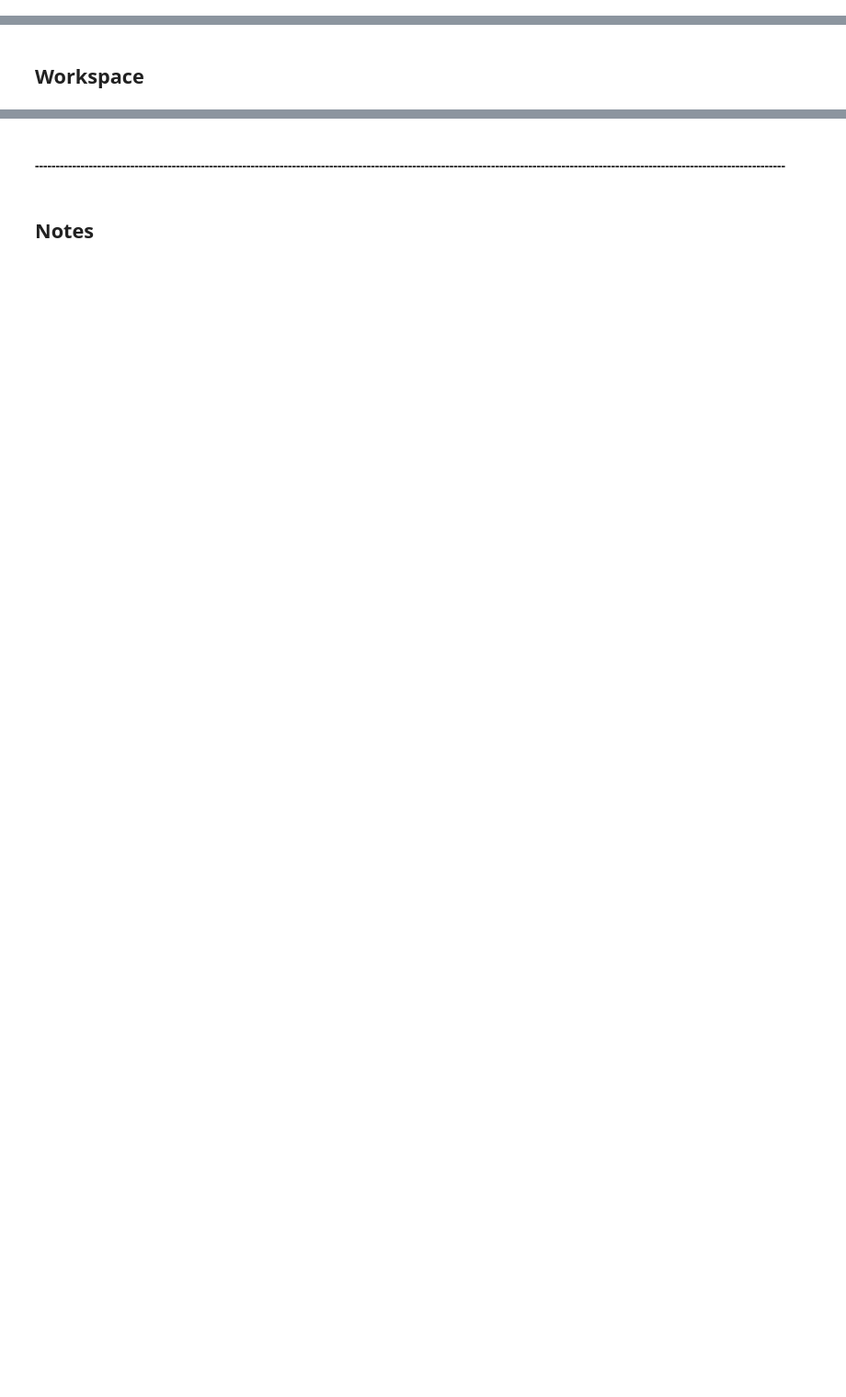
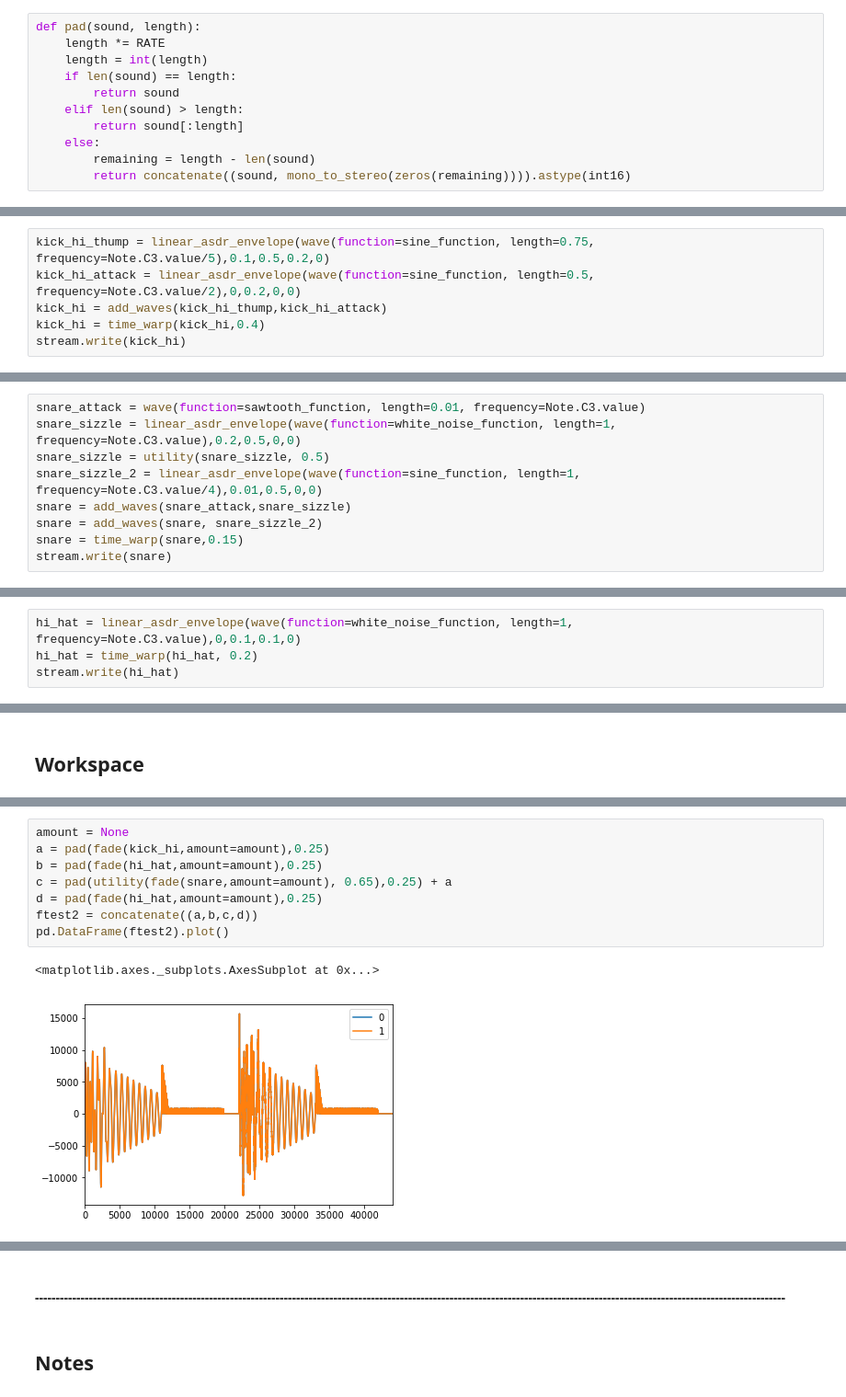
Before and after one commit to PatrickMManning/music-generation, a Jupyter notebook: Music Generation.ipynb, the cells around one changed output, grey strips where cells are left out. Shown at 92% size. Saved outputs shown, nothing was run; the diff lists cells and outputs as text; blank space fills up the shorter version.

```diff
--- a/Music Generation.ipynb
+++ b/Music Generation.ipynb
@@ -163,0 +296,11 @@ def stft_band_pass_filter(sound, cutoff_lo, cutoff_hi, amount=0):
+# %%
+def pad(sound, length):
+    length *= RATE
+    length = int(length)
+    if len(sound) == length:
+        return sound
+    elif len(sound) > length:
+        return sound[:length]
+    else:
+        remaining = length - len(sound)
+        return concatenate((sound, mono_to_stereo(zeros(remaining)))).astype(int16)
@@ -163,0 +342,6 @@ def stft_band_pass_filter(sound, cutoff_lo, cutoff_hi, amount=0):
+# %%
+kick_hi_thump = linear_asdr_envelope(wave(function=sine_function, length=0.75, frequency=Note.C3.value/5),0.1,0.5,0.2,0)
+kick_hi_attack = linear_asdr_envelope(wave(function=sine_function, length=0.5, frequency=Note.C3.value/2),0,0.2,0,0)
+kick_hi = add_waves(kick_hi_thump,kick_hi_attack)
+kick_hi = time_warp(kick_hi,0.4)
+stream.write(kick_hi)
@@ -163,0 +352,9 @@ def stft_band_pass_filter(sound, cutoff_lo, cutoff_hi, amount=0):
+# %%
+snare_attack = wave(function=sawtooth_function, length=0.01, frequency=Note.C3.value)
+snare_sizzle = linear_asdr_envelope(wave(function=white_noise_function, length=1, frequency=Note.C3.value),0.2,0.5,0,0)
+snare_sizzle = utility(snare_sizzle, 0.5)
+snare_sizzle_2 = linear_asdr_envelope(wave(function=sine_function, length=1, frequency=Note.C3.value/4),0.01,0.5,0,0)
+snare = add_waves(snare_attack,snare_sizzle)
+snare = add_waves(snare, snare_sizzle_2)
+snare = time_warp(snare,0.15)
+stream.write(snare)
@@ -163,0 +363,4 @@ def stft_band_pass_filter(sound, cutoff_lo, cutoff_hi, amount=0):
+# %%
+hi_hat = linear_asdr_envelope(wave(function=white_noise_function, length=1, frequency=Note.C3.value),0,0.1,0.1,0)
+hi_hat = time_warp(hi_hat, 0.2)
+stream.write(hi_hat)
@@ -202,0 +439,11 @@ stream.write(saw_b)
+# %%
+amount = None
+a = pad(fade(kick_hi,amount=amount),0.25)
+b = pad(fade(hi_hat,amount=amount),0.25)
+c = pad(utility(fade(snare,amount=amount), 0.65),0.25) + a
+d = pad(fade(hi_hat,amount=amount),0.25)
+ftest2 = concatenate((a,b,c,d))
+pd.DataFrame(ftest2).plot()
+# %% [output]
+<matplotlib.axes._subplots.AxesSubplot at 0x...>
+[figure, added]
```
Also changed, not shown: parts of 44 cells of this notebook.
